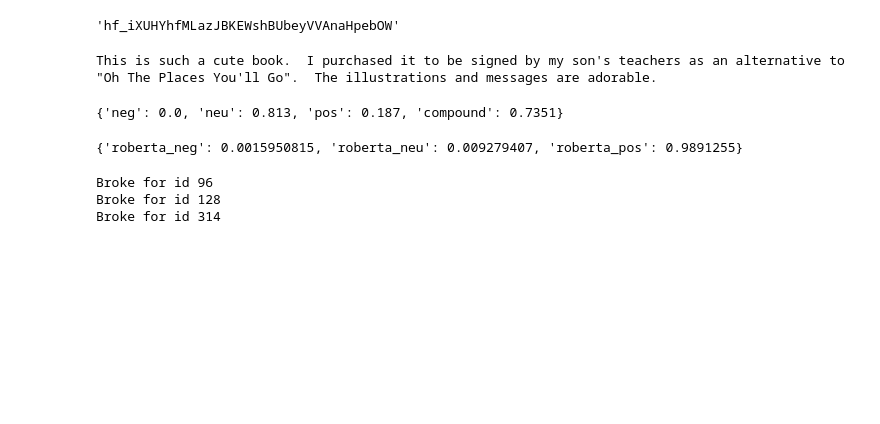
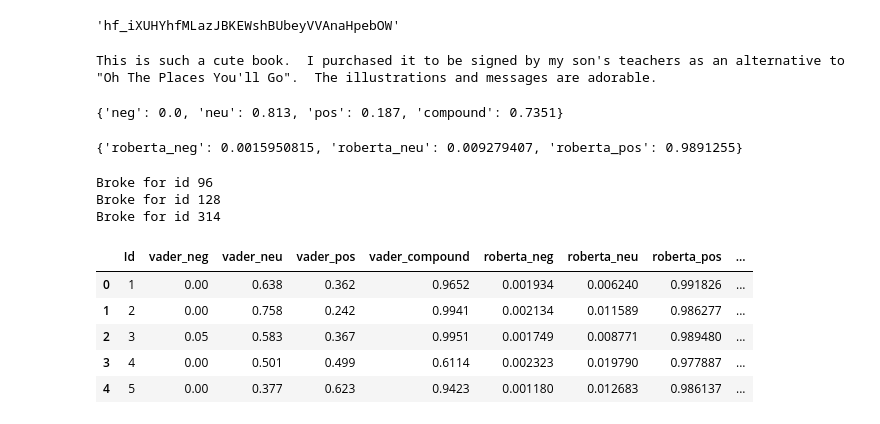
Before and after one commit to Feiquanl/CS5100Project, a Jupyter notebook: CS5100Project.ipynb, the cells around one changed output. Saved outputs shown, nothing was run; the diff lists cells and outputs as text; code cells hidden in the pictures; blank space fills up the shorter version.

```diff
--- a/CS5100Project.ipynb
+++ b/CS5100Project.ipynb
@@ -335,6 +335,16 @@ Broke for id 96
 Broke for id 128
 Broke for id 314
 # %%
-results_df = pd.DataFrame(res).T
-results_df = results_df.reset_index().rename(columns={'index': 'Id'})
-results_df = results_df.merge(new_df, how='left')
+roberta_df = pd.DataFrame(res).T
+roberta_df = roberta_df.reset_index().rename(columns={'index': 'Id'})
+roberta_df = roberta_df.merge(new_df, how='left')
+# %%
+# Now we have sentiment score and metadata
+roberta_df.head()
+# %% [output]
+|  | Id | vader_neg | vader_neu | vader_pos | vader_compound | roberta_neg | roberta_neu | roberta_pos | ... |
+| 0 | 1 | 0.00 | 0.638 | 0.362 | 0.9652 | 0.001934 | 0.006240 | 0.991826 | ... |
+| 1 | 2 | 0.00 | 0.758 | 0.242 | 0.9941 | 0.002134 | 0.011589 | 0.986277 | ... |
+| 2 | 3 | 0.05 | 0.583 | 0.367 | 0.9951 | 0.001749 | 0.008771 | 0.989480 | ... |
+| 3 | 4 | 0.00 | 0.501 | 0.499 | 0.6114 | 0.002323 | 0.019790 | 0.977887 | ... |
+| 4 | 5 | 0.00 | 0.377 | 0.623 | 0.9423 | 0.001180 | 0.012683 | 0.986137 | ... |
```
Also changed, not shown: parts of 4 cells of this notebook.
